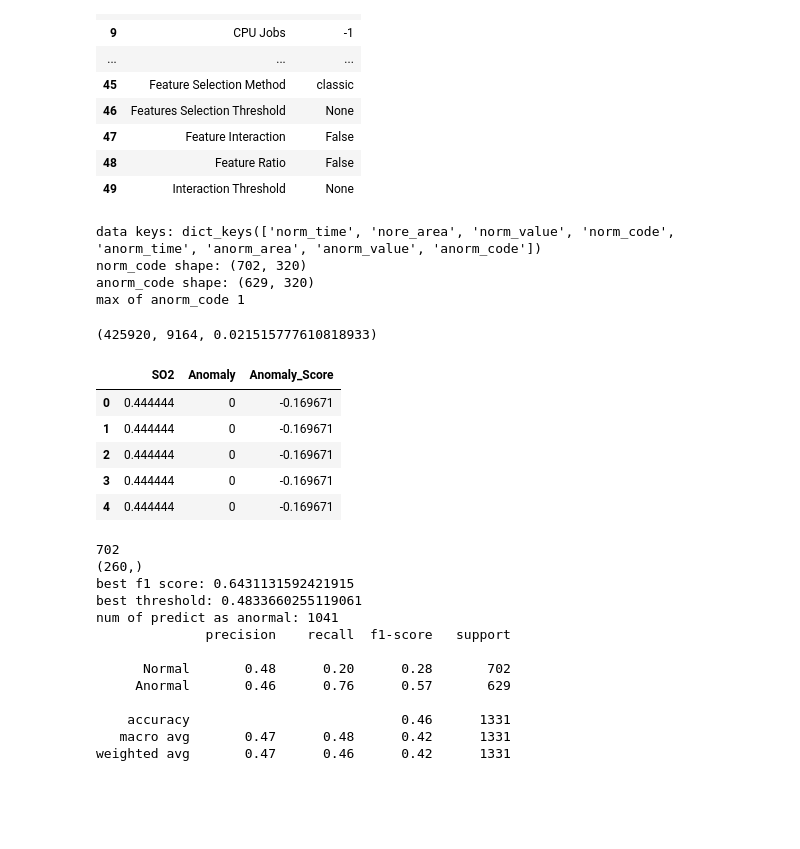
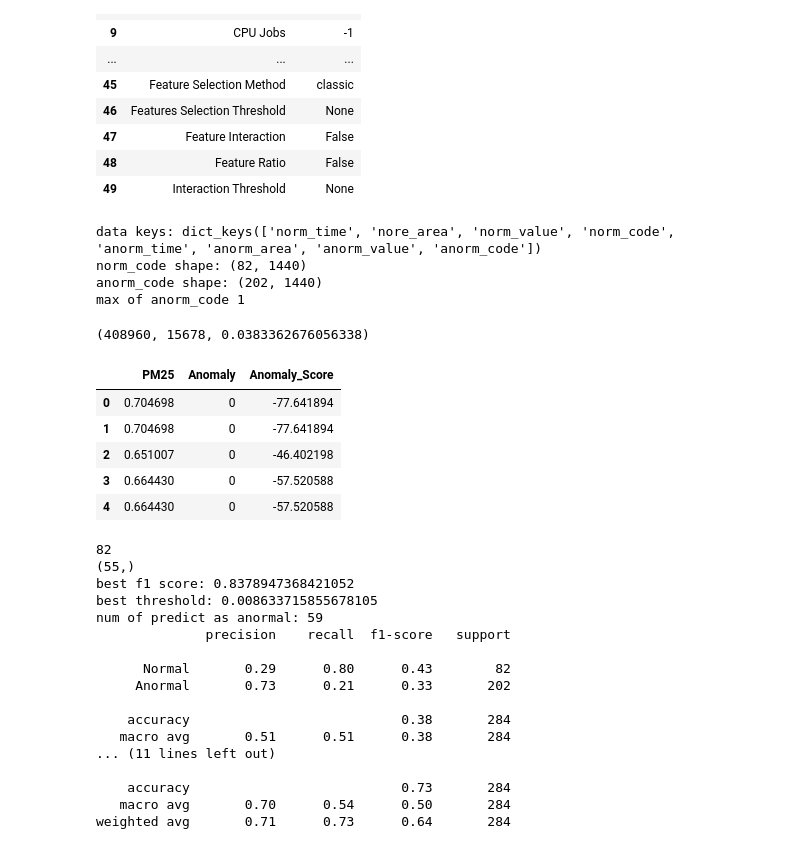
Before and after one commit to Yanghojun/Juneer_deeplearning_cookbook, a Jupyter notebook: evaluate_pycaret.ipynb, the cells around one changed output. Drawn from its saved outputs; the diff is of its cells as text; code cells hidden in the pictures; blank space fills up the shorter version.

```diff
--- a/evaluate_pycaret.ipynb
+++ b/evaluate_pycaret.ipynb
@@ -9,8 +9,8 @@ import plotly.graph_objects as go
 import plotly.express as px
 from sklearn.metrics import classification_report
 # %%
-ele_name = 'SO2'
-size = 320
+ele_name = 'PM25'
+size = 1440
 
 # Fake Data를 사용하면 test 시에도 fake data가 관여하므로 사용하지 말자
 # with gzip.open('./data/NIER_dataset/pycaret_' + ele_name + '_' + str(size) + '_G' + '.pickle', 'rb') as f:
@@ -74,22 +74,22 @@ fraction_value = anorm_value_num / whole_code_num
 whole_code_num, anorm_value_num, fraction_value
 # %% [output]
 data keys: dict_keys(['norm_time', 'nore_area', 'norm_value', 'norm_code', 'anorm_time', 'anorm_area', 'anorm_value', 'anorm_code'])
-norm_code shape: (702, 320)
-anorm_code shape: (629, 320)
+norm_code shape: (82, 1440)
+anorm_code shape: (202, 1440)
 max of anorm_code 1
-(425920, 9164, 0.021515777610818933)
+(408960, 15678, 0.0383362676056338)
 # %%
-iforest = create_model('iforest', fraction=fraction_value)       # fraction은 outlier의 비율을 정함
+iforest = create_model('svm', fraction=fraction_value)       # fraction은 outlier의 비율을 정함
 # iforest = create_model('iforest', fraction=fraction_value)       # fraction은 outlier의 비율을 정함
 iforest_result = assign_model(iforest)
 iforest_result.head()
 # %% [output]
-|  | SO2 | Anomaly | Anomaly_Score |
-| 0 | 0.444444 | 0 | -0.169671 |
-| 1 | 0.444444 | 0 | -0.169671 |
-| 2 | 0.444444 | 0 | -0.169671 |
-| 3 | 0.444444 | 0 | -0.169671 |
-| 4 | 0.444444 | 0 | -0.169671 |
+|  | PM25 | Anomaly | Anomaly_Score |
+| 0 | 0.704698 | 0 | -77.641894 |
+| 1 | 0.704698 | 0 | -77.641894 |
+| 2 | 0.651007 | 0 | -46.402198 |
+| 3 | 0.664430 | 0 | -57.520588 |
+| 4 | 0.664430 | 0 | -57.520588 |
 # %%
 # plot value on y-axis and date on x-axis
 fig = px.line(iforest_result, x=iforest_result.index, y=ele_name, title='ENVIRONMENT - UNSUPERVISED ANOMALY DETECTION', template = 'plotly_dark')
@@ -164,18 +164,25 @@ def evalPycaret(data:dict, pycaret_result:pd.DataFrame, threshold=3):
 
     print(classification_report(gt, error_score, target_names=['Normal', 'Anormal']))
 
-evalPycaret(data, iforest_result, threshold=0.74)
+    return best_threshold
+
+thr = evalPycaret(data, iforest_result, threshold=0.38)
+_ = evalPycaret(data, iforest_result, threshold=thr)
 # %% [output]
-702
-(260,)
-best f1 score: 0.6431131592421915
-best threshold: 0.4833660255119061
-num of predict as anormal: 1041
+82
+(55,)
+best f1 score: 0.8378947368421052
+best threshold: 0.008633715855678105
+num of predict as anormal: 59
               precision    recall  f1-score   support
 
-      Normal       0.48      0.20      0.28       702
-     Anormal       0.46      0.76      0.57       629
+      Normal       0.29      0.80      0.43        82
+     Anormal       0.73      0.21      0.33       202
 
-    accuracy                           0.46      1331
-   macro avg       0.47      0.48      0.42      1331
-weighted avg       0.47      0.46      0.42      1331
+    accuracy                           0.38       284
+   macro avg       0.51      0.51      0.38       284
+... (11 lines left out)
+
+    accuracy                           0.73       284
+   macro avg       0.70      0.54      0.50       284
+weighted avg       0.71      0.73      0.64       284
```
Also changed, not shown: 4 other files.
